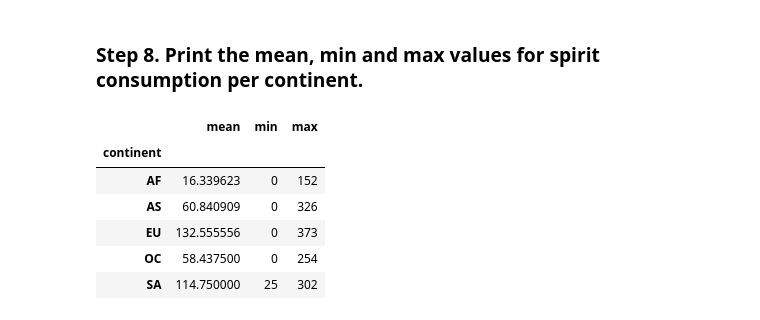
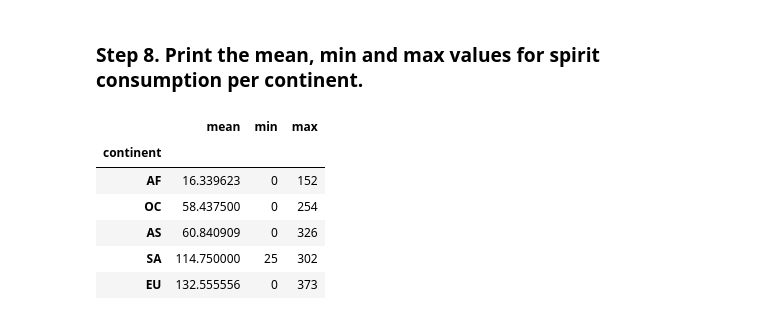
Before and after one commit to ana-macias/PRUEBA, a Jupyter notebook: 2-Data_analysis/2-Pandas/Practica/3-Alcohol_Consumption/Alcohol_Consumption.ipynb, the cells around one changed output. Cells and saved outputs as stored; diff of their text form; code cells hidden in the pictures.

```diff
--- a/2-Data_analysis/2-Pandas/Practica/3-Alcohol_Consumption/Alcohol_Consumption.ipynb
+++ b/2-Data_analysis/2-Pandas/Practica/3-Alcohol_Consumption/Alcohol_Consumption.ipynb
@@ -169,13 +210,13 @@ consumo_mediana
 # %% [markdown]
 ### Step 8. Print the mean, min and max values for spirit consumption per continent.
 # %%
-spirits = drinks_sin_nulos.groupby('continent')['spirit_servings'].aggregate(['mean', 'min', 'max'])
+spirits = drinks_sin_nulos.groupby('continent')['spirit_servings'].aggregate(['mean', 'min', 'max']).sort_values ("mean", ascending = True)
 spirits
 # %% [output]
 |  | mean | min | max |
 | continent |  |  |  |
 | AF | 16.339623 | 0 | 152 |
+| OC | 58.437500 | 0 | 254 |
 | AS | 60.840909 | 0 | 326 |
+| SA | 114.750000 | 25 | 302 |
 | EU | 132.555556 | 0 | 373 |
-| OC | 58.437500 | 0 | 254 |
-| SA | 114.750000 | 25 | 302 |
```
Also changed, not shown: parts of 3 cells of this notebook, 2 other files.
